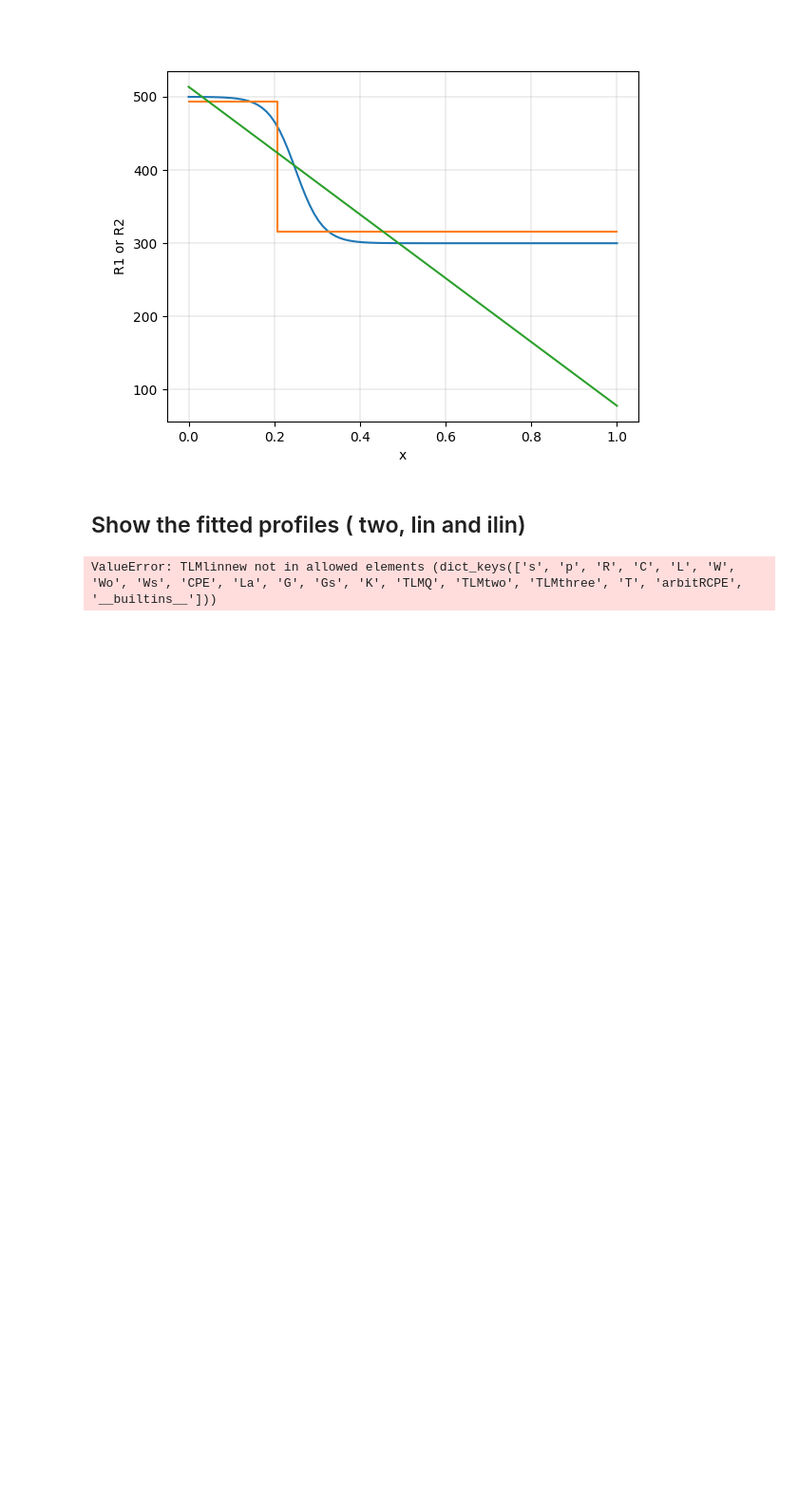
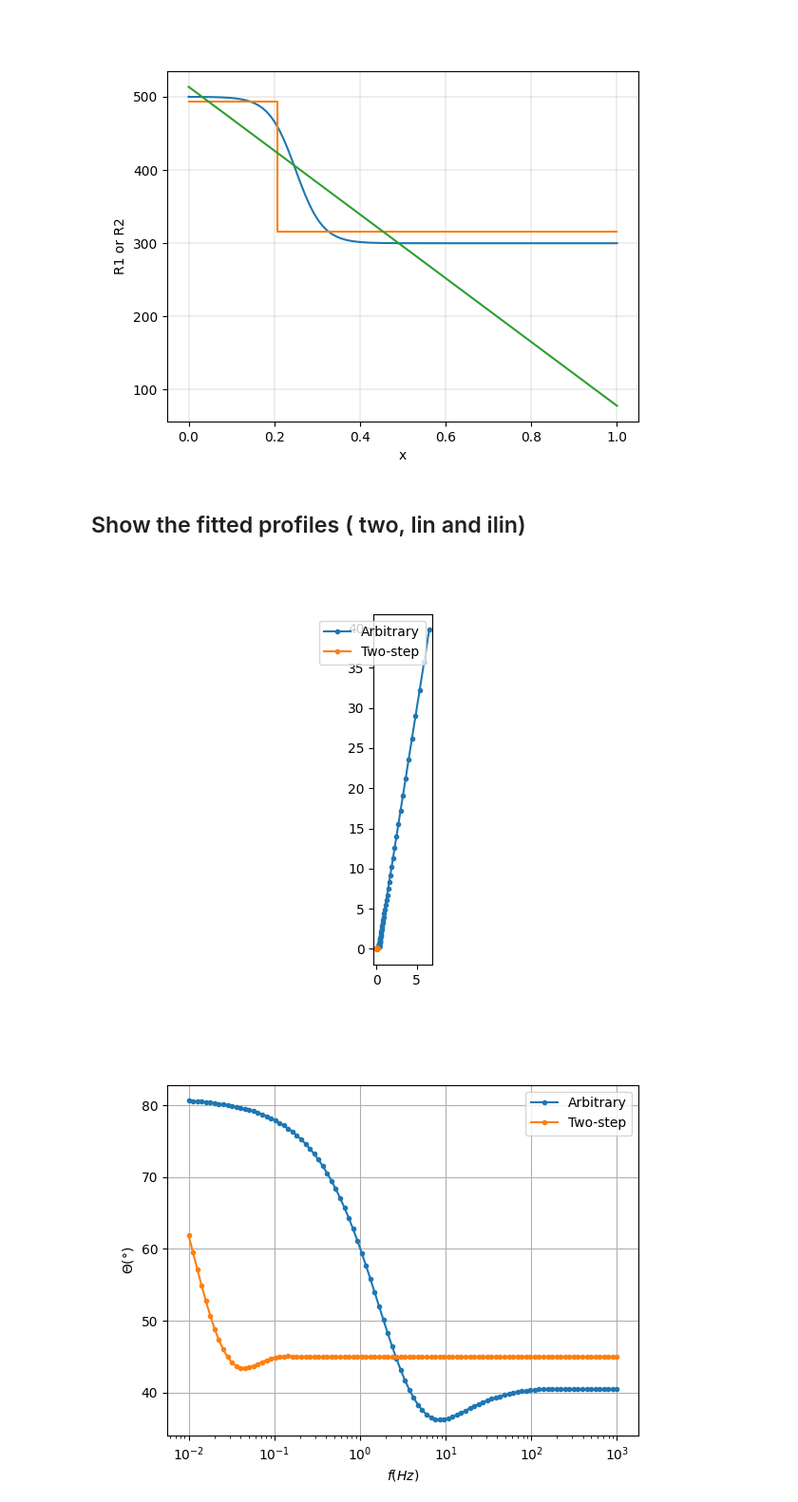
Before and after one commit to Yugal0/fitting-gen-arbitrary-eis, a Jupyter notebook: main_prof_1.ipynb, the cells around one changed output. Shown at 95% size. Drawn from its saved outputs; the diff is of its cells as text; code cells hidden in the pictures; blank space fills up the shorter version.

```diff
--- a/main.ipynb
+++ b/main_prof_1.ipynb
@@ -122,15 +122,17 @@ ratio_range=np.linspace(1.2,10,50)
 
 for pf,idx in zip(["Two-step","Linear","Inverse Linear"],[0,1,2]):
     if(pf=="Two-step"):
-        R1_by_R2=ratio_range[find_index_of_nearest(theta_list[idx][1],dip_angle)]
-        R2_two=2*R_ion_app/(1+R1_by_R2)
-        R1_two=R2_two*R1_by_R2
+        R1_by_R2_two=ratio_range[find_index_of_nearest(theta_list[idx][1],dip_angle)]
+        R2_two=2*R_ion_app/(1+R1_by_R2_two)
+        R1_two=R2_two*R1_by_R2_two
     elif(pf=="Linear"):
-        R1_by_R2=ratio_range[find_index_of_nearest(theta_list[idx][1],dip_angle)]
-        R2_lin=4*R_ion_app/(1+3*R1_by_R2)
-        R1_lin=R2_lin*R1_by_R2
+        R1_by_R2_lin=ratio_range[find_index_of_nearest(theta_list[idx][1],dip_angle)]
+        R2_lin=4*R_ion_app/(1+3*R1_by_R2_lin)
+        R1_lin=R2_lin*R1_by_R2_lin
     else:
-        R1_by_R2=ratio_range[find_index_of_nearest(theta_list[idx][1],dip_angle)]
+        R1_by_R2_ilin=ratio_range[find_index_of_nearest(theta_list[idx][1],dip_angle)]
 
-R1_by_R2
+R1_by_R2_two
+R1_by_R2_lin
+R2_lin
 # %% [output]
@@ -158,36 +160,42 @@ axx.grid(linewidth=0.3)
 # %%
 Q=6e-4
 alpha=0.9
 delta=0.2063
 a=4
 b=4
 param=[Q,alpha,a,b]
-c_arbit=CustomCircuit(initial_guess=param,circuit="arbitRCPE")
+c_arbi=CustomCircuit(initial_guess=param,circuit="arbitRCPE")
 # c=CustomCircuit(initial_guess=[6e-4,0.9,4,4],circuit="arbitRCPE")
-z_arbi=c_arbit.predict(frequencies=np.logspace(-2,3,100))
+z_arbi=c_arbi.predict(frequencies=np.logspace(-2,3,100))
 
 c_two=CustomCircuit(initial_guess=[R1_two,R1_two*Q,R2_two*Q,delta,alpha],circuit="TLMtwo")
 z_two=c_two.predict(frequencies=np.logspace(-2,3,100))
 
-c_lin=CustomCircuit(initial_guess=[R1_lin,R1_lin*Q,R2_lin*Q,alpha],circuit="TLMlinnew")
-z_lin=c_lin.predict(frequencies=np.logspace(-2,3,100))
+# c_lin=CustomCircuit(initial_guess=[R1_lin,R1_lin*Q,R2_lin*Q,alpha],circuit="TLMlinnew")
+# z_lin=c_lin.predict(frequencies=np.logspace(-2,3,100))
 
 # c_ilin=CustomCircuit(initial_guess=[R1_ilin,R1_ilin*Q,R2_ilin*Q,alpha],circuit="TLMilinnew")
 
 fig, ax=plt.subplots()
-ax.plot(np.real(z_arbi)/1000,-np.imag(z_arbi)/1000)
-ax.plot(np.real(z_two)/1000,-np.imag(z_two)/1000)
-ax.plot(np.real(z_lin)/1000,-np.imag(z_lin)/1000)
+ax.plot(np.real(z_arbi)/1000,-np.imag(z_arbi)/1000,label="Arbitrary",marker=".")
+ax.plot(np.real(z_two)/1000,-np.imag(z_two)/1000,label="Two-step",marker=".")
+# ax.plot(np.real(z_lin)/1000,-np.imag(z_lin)/1000)
 ax.set_aspect("equal")
+ax.legend()
 # ax.xaxis.set_minor_locator(MultipleLocator(0.1))
 # ax.grid(True)
 
 fig2, ax2=plt.subplots()
-ax2.plot(np.logspace(-2,3,100),-np.angle(z,deg=True))
+ax2.plot(np.logspace(-2,3,100),-np.angle(z_arbi,deg=True),marker=".",label="Arbitrary")
+ax2.plot(np.logspace(-2,3,100),-np.angle(z_two,deg=True),marker=".",label="Two-step")
+ax2.legend()
 # axx.yaxis.set_minor_locator(MultipleLocator(0.5))
+ax2.set_ylabel("$\Theta (\degree)$")
+ax2.set_xlabel("$f (Hz)$")
 ax2.set_xscale("log")
-# ax2.grid(True)
+ax2.grid(True)
 
-print(0.9*45-np.min(-np.angle(z,deg=True)))
+# print(0.9*45-np.min(-np.angle(z,deg=True)))
 # %% [output]
-ValueError: TLMlinnew not in allowed elements (dict_keys(['s', 'p', 'R', 'C', 'L', 'W', 'Wo', 'Ws', 'CPE', 'La', 'G', 'Gs', 'K', 'TLMQ', 'TLMtwo', 'TLMthree', 'T', 'arbitRCPE', '__builtins__']))
+[figure, added]
+[figure, added]
```
Also changed, not shown: parts of 1 cell of this notebook, 1 other file.
